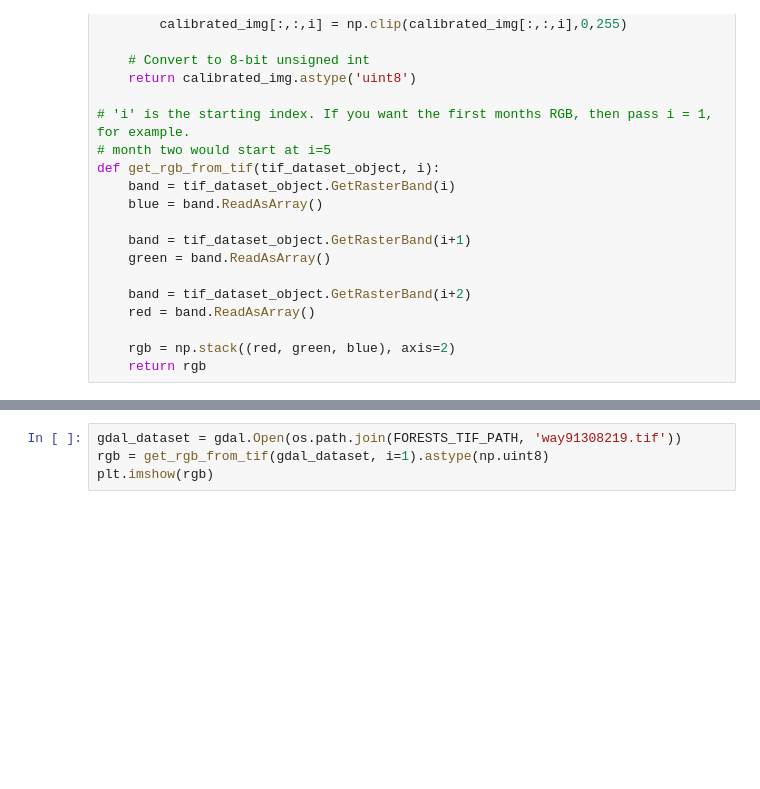
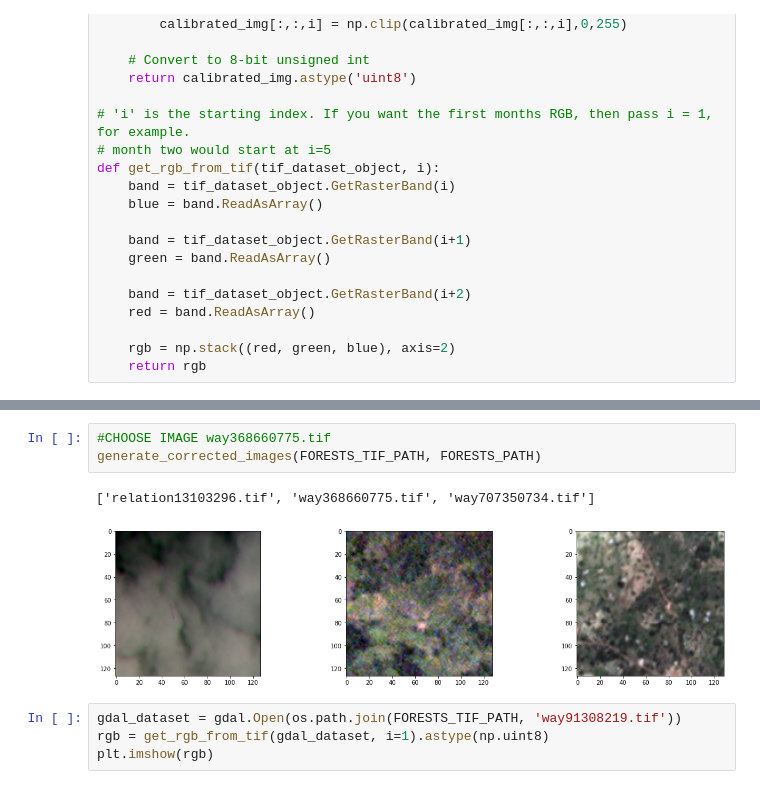
Before and after one commit to jrchang4/orchards, a Jupyter notebook: matching_colors.ipynb, the cells around one changed output, grey strips where cells are left out. Drawn from its saved outputs; the diff is of its cells as text; blank space fills up the shorter version.

```diff
--- a/matching_colors.ipynb
+++ b/matching_colors.ipynb
@@ -123,3 +123,9 @@ generate_corrected_images(FORESTS_TIF_PATH)
+# %%
+#CHOOSE IMAGE way368660775.tif
+generate_corrected_images(FORESTS_TIF_PATH, FORESTS_PATH)
+# %% [output]
+['relation13103296.tif', 'way368660775.tif', 'way707350734.tif']
+[figure, added]
 # %%
 gdal_dataset = gdal.Open(os.path.join(FORESTS_TIF_PATH, 'way91308219.tif'))
 rgb = get_rgb_from_tif(gdal_dataset, i=1).astype(np.uint8)
```
Also changed, not shown: parts of 4 cells of this notebook, 1 other file.
